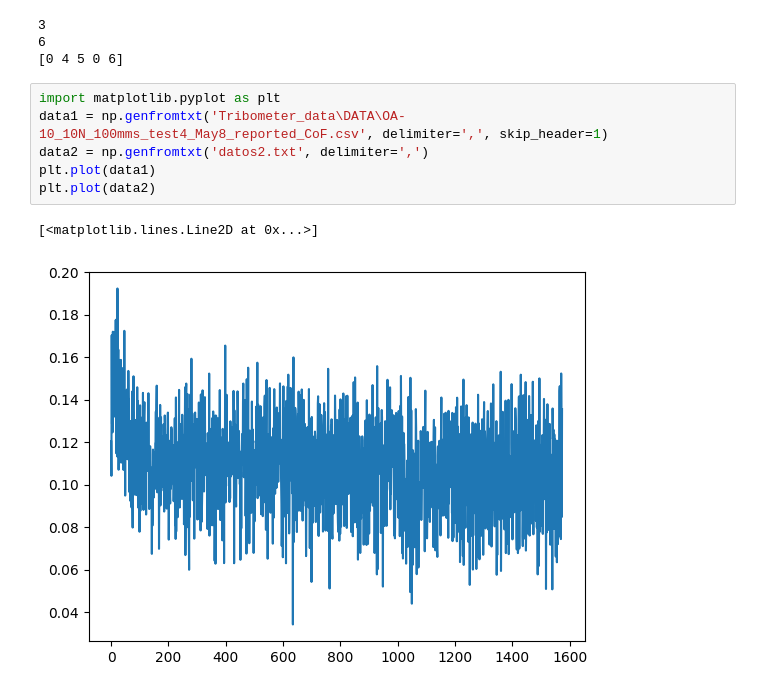
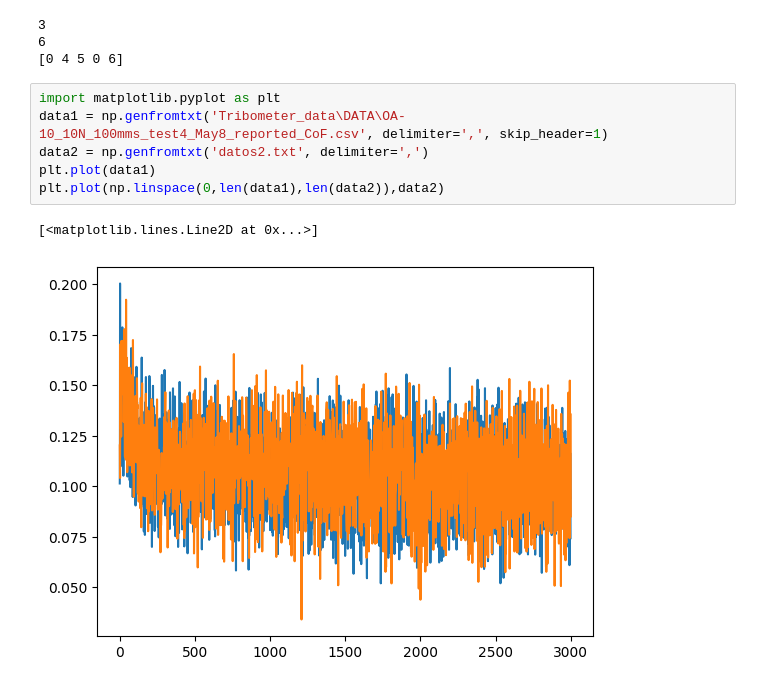
Before and after one commit to nick0413/Automated_AFM_analysis, a Jupyter notebook: test.ipynb, the cells around one changed output. Drawn from its saved outputs; the diff is of its cells as text.

```diff
--- a/test.ipynb
+++ b/test.ipynb
@@ -45,9 +45,9 @@ print(x[3:-2])
 # %%
 import matplotlib.pyplot as plt
 data1 = np.genfromtxt('Tribometer_data\DATA\OA-10_10N_100mms_test4_May8_reported_CoF.csv', delimiter=',', skip_header=1)
 data2 = np.genfromtxt('datos2.txt', delimiter=',')
 plt.plot(data1)
-plt.plot(data2)
+plt.plot(np.linspace(0,len(data1),len(data2)),data2)
 # %% [output]
 [<matplotlib.lines.Line2D at 0x...>]
-[figure, old version]
+[figure, new version]
```
Also changed, not shown: 21 other files.
